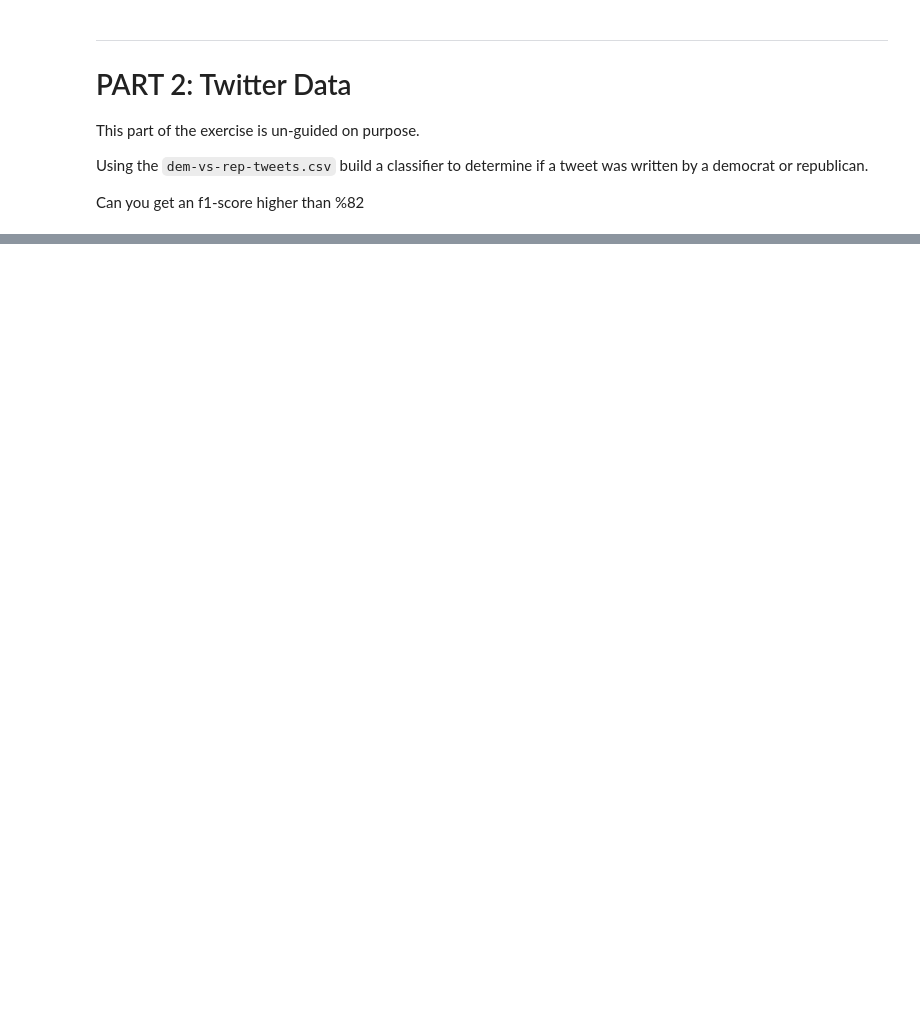
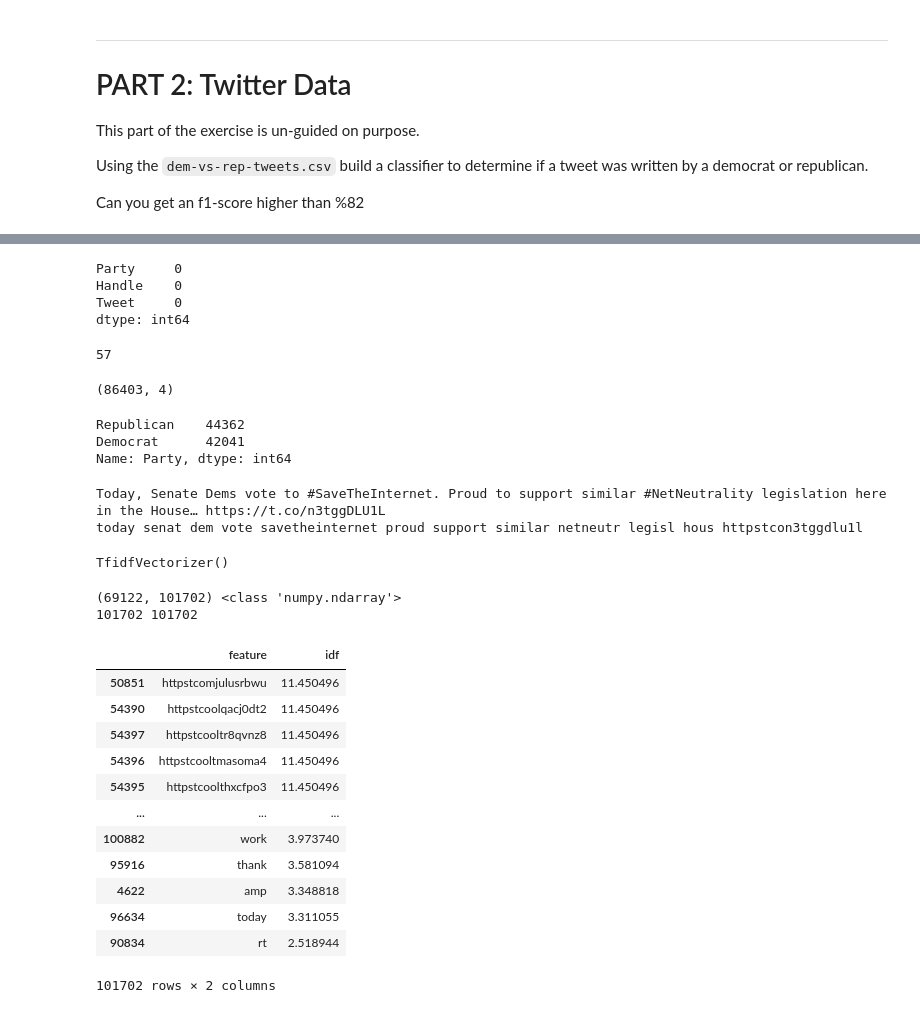
Before and after one commit to conor7276/2022-fall-data-science, a Jupyter notebook: Week-07-NLP/Exercise-NLP.ipynb, the cells around one changed output, grey strips where cells are left out. Cells and saved outputs as stored; diff of their text form; code cells hidden in the pictures; blank space fills up the shorter version.

```diff
--- a/Week-07-NLP/Exercise-NLP.ipynb
+++ b/Week-07-NLP/Exercise-NLP.ipynb
@@ -420,0 +469,11 @@ df = pd.read_csv('data/dem-vs-rep-tweets.csv')
+# %%
+df2.isnull().sum()
+# %% [output]
+Party     0
+Handle    0
+Tweet     0
+dtype: int64
+# %%
+df2.duplicated().sum()
+# %% [output]
+57
@@ -420,0 +482,10 @@ df = pd.read_csv('data/dem-vs-rep-tweets.csv')
+# %%
+df2.shape
+# %% [output]
+(86403, 4)
+# %%
+df2.Party.value_counts()
+# %% [output]
+Republican    44362
+Democrat      42041
+Name: Party, dtype: int64
@@ -420,0 +499,6 @@ df = pd.read_csv('data/dem-vs-rep-tweets.csv')
+# %%
+print(df['Tweet'][0])
+print(df['Tweet_clean'][0])
+# %% [output]
+Today, Senate Dems vote to #SaveTheInternet. Proud to support similar #NetNeutrality legislation here in the House… https://t.co/n3tggDLU1L
+today senat dem vote savetheinternet proud support similar netneutr legisl hous httpstcon3tggdlu1l
@@ -420,0 +511,5 @@ df = pd.read_csv('data/dem-vs-rep-tweets.csv')
+# %%
+#initalize vectorizer
+vectorizer.fit(X_train)
+# %% [output]
+TfidfVectorizer()
@@ -420,0 +521,29 @@ df = pd.read_csv('data/dem-vs-rep-tweets.csv')
+# %%
+#Shape of training data and features
+print(X_train.shape, type(X))
+
+features = vectorizer.get_feature_names()
+weights = vectorizer.idf_
+print(len(features),len(weights))
+
+df2_idf = pd.DataFrame.from_dict({'feature':features, 'idf' : weights})
+
+df2_idf = df2_idf.sort_values(by='idf', ascending = False)
+
+df2_idf
+# %% [output]
+(69122, 101702) <class 'numpy.ndarray'>
+101702 101702
+|  | feature | idf |
+| 50851 | httpstcomjulusrbwu | 11.450496 |
+| 54390 | httpstcoolqacj0dt2 | 11.450496 |
+| 54397 | httpstcooltr8qvnz8 | 11.450496 |
+| 54396 | httpstcooltmasoma4 | 11.450496 |
+| 54395 | httpstcoolthxcfpo3 | 11.450496 |
+| ... | ... | ... |
+| 100882 | work | 3.973740 |
+| 95916 | thank | 3.581094 |
+| 4622 | amp | 3.348818 |
+| 96634 | today | 3.311055 |
+| 90834 | rt | 2.518944 |
+101702 rows × 2 columns
```
Also changed, not shown: parts of 25 cells of this notebook.
